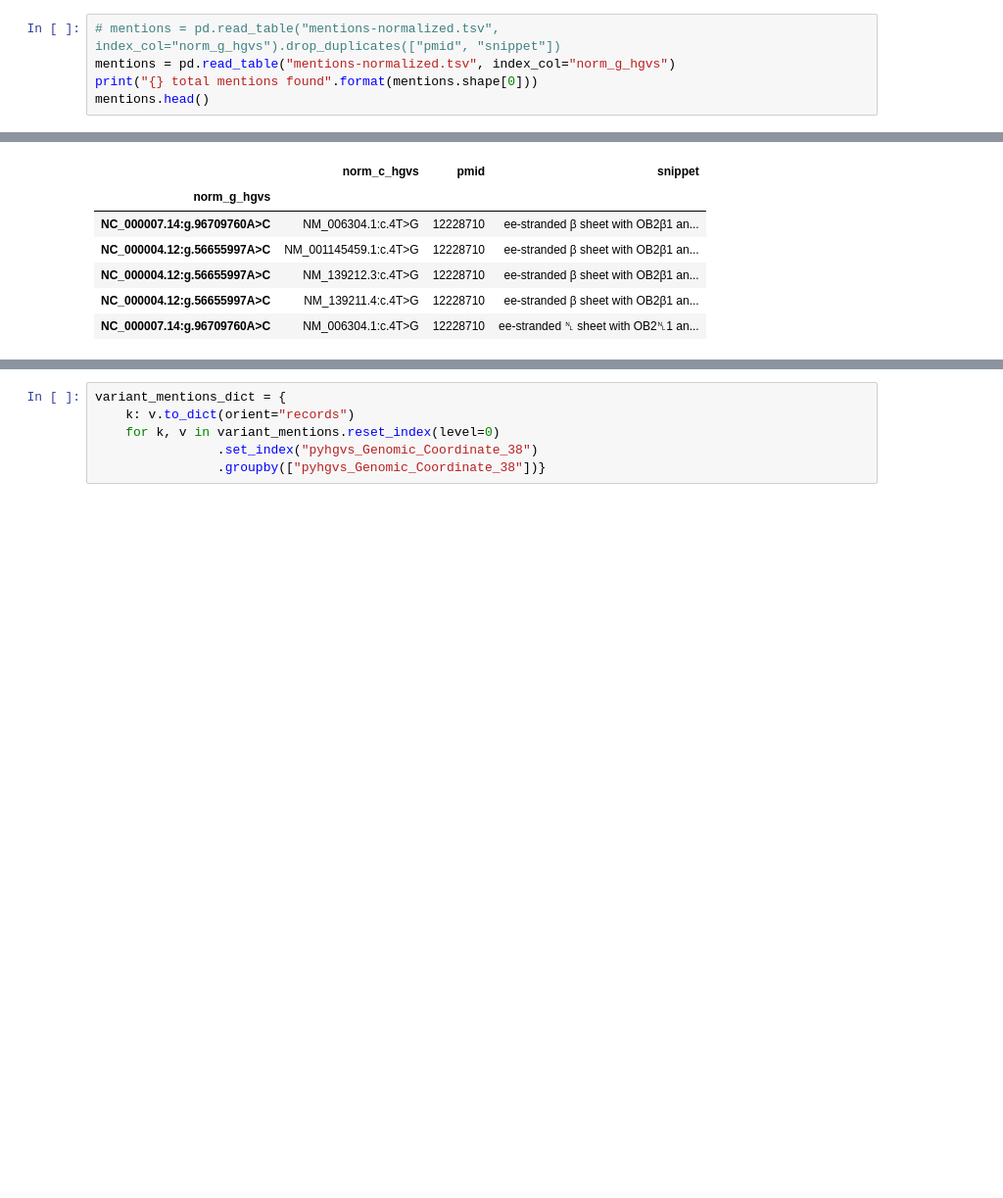
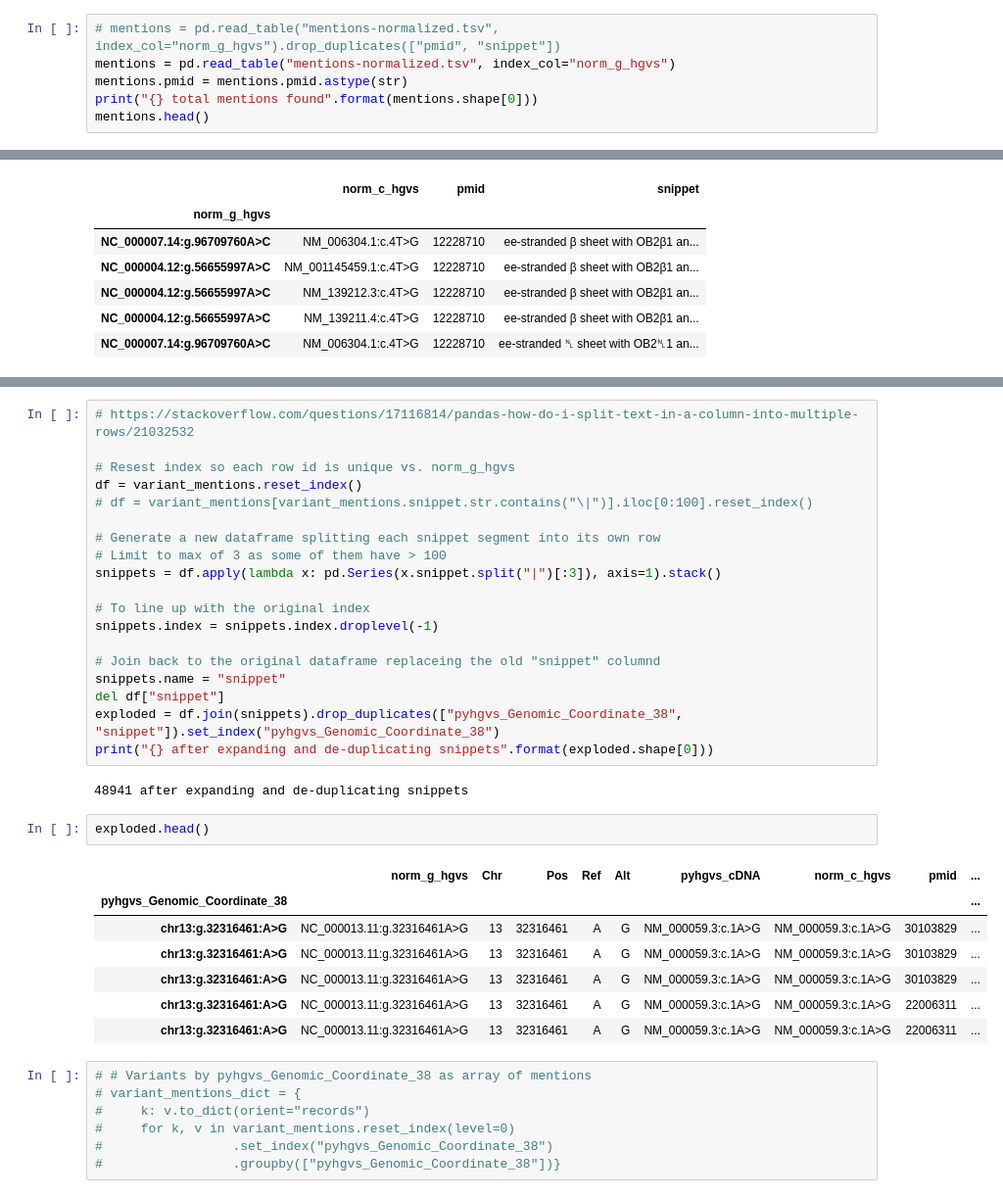
Before and after one commit to BRCAChallenge/literature-search, a Jupyter notebook: docker/export.ipynb, the cells around one changed output, grey strips where cells are left out. Shown: that part at 98% size. Drawn from its saved outputs; the diff is of its cells as text; blank space fills up the shorter version.

Commit message:
Wrangle mentions separated by | into separate rows, wrangle into lists by PMID and switch to text PMID in the json

```diff
--- a/docker/export.ipynb
+++ b/docker/export.ipynb
@@ -38,6 +39,7 @@ variants.head()
 # %%
 # mentions = pd.read_table("mentions-normalized.tsv", index_col="norm_g_hgvs").drop_duplicates(["pmid", "snippet"])
 mentions = pd.read_table("mentions-normalized.tsv", index_col="norm_g_hgvs")
+mentions.pmid = mentions.pmid.astype(str)
 print("{} total mentions found".format(mentions.shape[0]))
 mentions.head()
 # %% [output]
@@ -91,6 +75,38 @@ Length: 18625, dtype: int64
+# %%
+# https://stackoverflow.com/questions/17116814/pandas-how-do-i-split-text-in-a-column-into-multiple-rows/21032532
+
+# Resest index so each row id is unique vs. norm_g_hgvs
+df = variant_mentions.reset_index()
+# df = variant_mentions[variant_mentions.snippet.str.contains("\|")].iloc[0:100].reset_index()
+
+# Generate a new dataframe splitting each snippet segment into its own row
+# Limit to max of 3 as some of them have > 100
+snippets = df.apply(lambda x: pd.Series(x.snippet.split("|")[:3]), axis=1).stack()
+
+# To line up with the original index
+snippets.index = snippets.index.droplevel(-1)
+
+# Join back to the original dataframe replaceing the old "snippet" columnd
+snippets.name = "snippet"
+del df["snippet"]
+exploded = df.join(snippets).drop_duplicates(["pyhgvs_Genomic_Coordinate_38", "snippet"]).set_index("pyhgvs_Genomic_Coordinate_38")
+print("{} after expanding and de-duplicating snippets".format(exploded.shape[0]))
+# %% [output]
+48941 after expanding and de-duplicating snippets
+# %%
+exploded.head()
+# %% [output]
+|  | norm_g_hgvs | Chr | Pos | Ref | Alt | pyhgvs_cDNA | norm_c_hgvs | pmid | ... |
+| pyhgvs_Genomic_Coordinate_38 |  |  |  |  |  |  |  |  | ... |
+| chr13:g.32316461:A>G | NC_000013.11:g.32316461A>G | 13 | 32316461 | A | G | NM_000059.3:c.1A>G | NM_000059.3:c.1A>G | 30103829 | ... |
+| chr13:g.32316461:A>G | NC_000013.11:g.32316461A>G | 13 | 32316461 | A | G | NM_000059.3:c.1A>G | NM_000059.3:c.1A>G | 30103829 | ... |
+| chr13:g.32316461:A>G | NC_000013.11:g.32316461A>G | 13 | 32316461 | A | G | NM_000059.3:c.1A>G | NM_000059.3:c.1A>G | 30103829 | ... |
+| chr13:g.32316461:A>G | NC_000013.11:g.32316461A>G | 13 | 32316461 | A | G | NM_000059.3:c.1A>G | NM_000059.3:c.1A>G | 22006311 | ... |
+| chr13:g.32316461:A>G | NC_000013.11:g.32316461A>G | 13 | 32316461 | A | G | NM_000059.3:c.1A>G | NM_000059.3:c.1A>G | 22006311 | ... |
 # %%
-variant_mentions_dict = {
-    k: v.to_dict(orient="records")
-    for k, v in variant_mentions.reset_index(level=0)
-                .set_index("pyhgvs_Genomic_Coordinate_38")
-                .groupby(["pyhgvs_Genomic_Coordinate_38"])}
+# # Variants by pyhgvs_Genomic_Coordinate_38 as array of mentions
+# variant_mentions_dict = {
+#     k: v.to_dict(orient="records")
+#     for k, v in variant_mentions.reset_index(level=0)
+#                 .set_index("pyhgvs_Genomic_Coordinate_38")
+#                 .groupby(["pyhgvs_Genomic_Coordinate_38"])}
```
Also changed, not shown: parts of 14 cells of this notebook.
